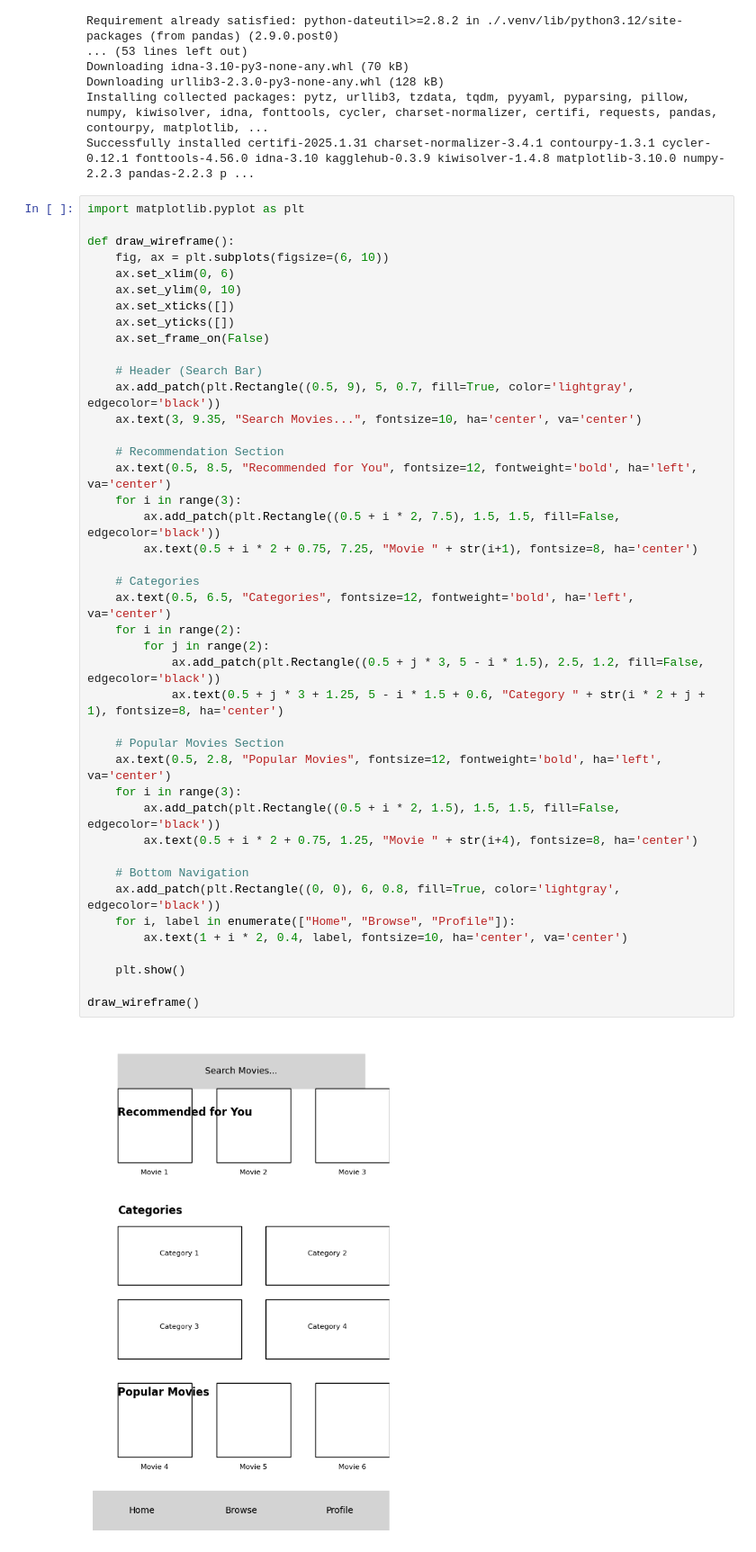
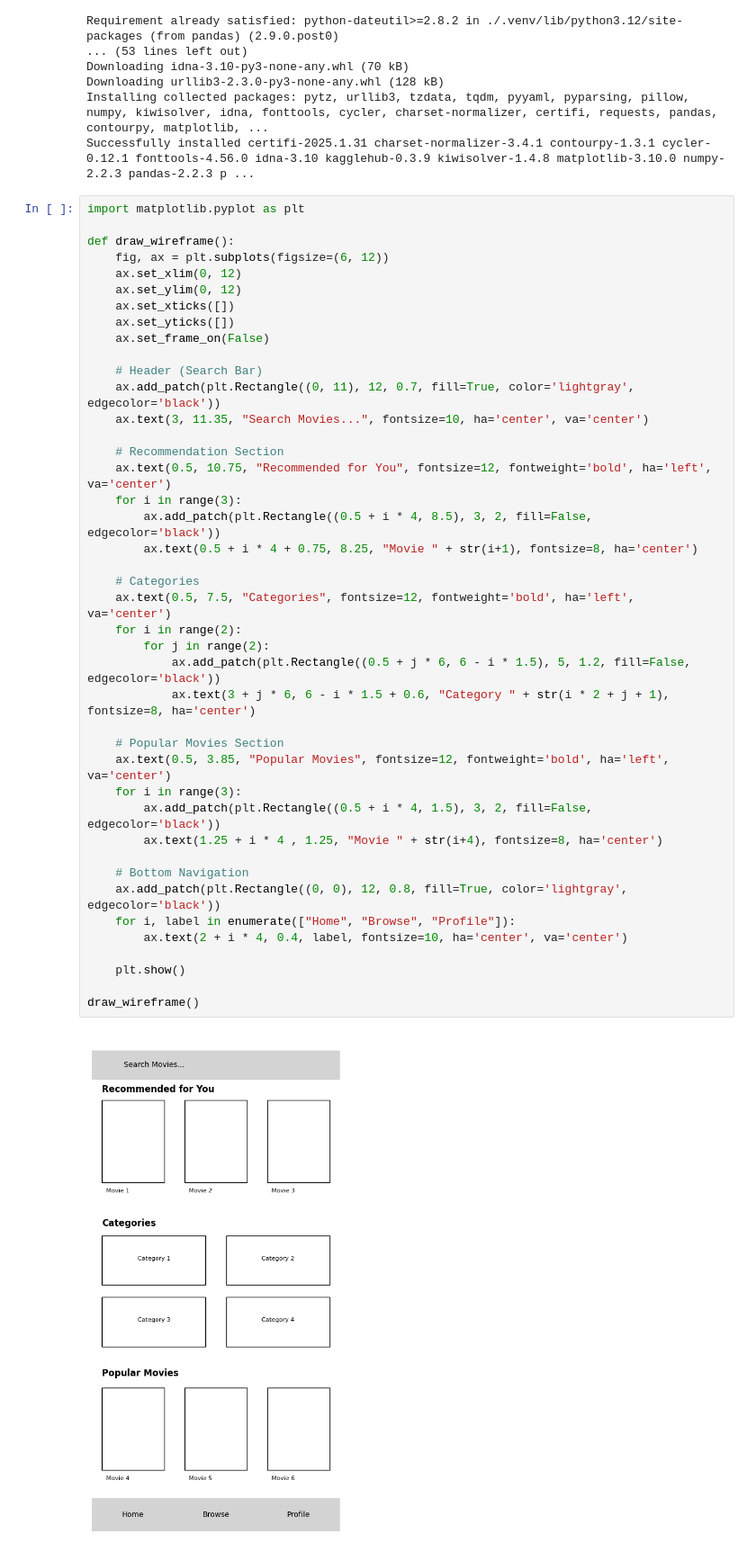
Before and after one commit to halimo22/depi-project, a Jupyter notebook: MovieDescriptionRetrival.ipynb, the cells around one changed output. Shown at 90% size. Drawn from its saved outputs; the diff is of its cells as text.

```diff
--- a/MovieDescriptionRetrival.ipynb
+++ b/MovieDescriptionRetrival.ipynb
@@ -21,44 +21,44 @@ Successfully installed certifi-2025.1.31 charset-normalizer-3.4.1 contourpy-1.3.
 # %%
 import matplotlib.pyplot as plt
 
 def draw_wireframe():
-    fig, ax = plt.subplots(figsize=(6, 10))
-    ax.set_xlim(0, 6)
-    ax.set_ylim(0, 10)
+    fig, ax = plt.subplots(figsize=(6, 12))
+    ax.set_xlim(0, 12)
+    ax.set_ylim(0, 12)
     ax.set_xticks([])
     ax.set_yticks([])
     ax.set_frame_on(False)
 
     # Header (Search Bar)
-    ax.add_patch(plt.Rectangle((0.5, 9), 5, 0.7, fill=True, color='lightgray', edgecolor='black'))
-    ax.text(3, 9.35, "Search Movies...", fontsize=10, ha='center', va='center')
+    ax.add_patch(plt.Rectangle((0, 11), 12, 0.7, fill=True, color='lightgray', edgecolor='black'))
+    ax.text(3, 11.35, "Search Movies...", fontsize=10, ha='center', va='center')
 
     # Recommendation Section
-    ax.text(0.5, 8.5, "Recommended for You", fontsize=12, fontweight='bold', ha='left', va='center')
+    ax.text(0.5, 10.75, "Recommended for You", fontsize=12, fontweight='bold', ha='left', va='center')
     for i in range(3):
-        ax.add_patch(plt.Rectangle((0.5 + i * 2, 7.5), 1.5, 1.5, fill=False, edgecolor='black'))
-        ax.text(0.5 + i * 2 + 0.75, 7.25, "Movie " + str(i+1), fontsize=8, ha='center')
+        ax.add_patch(plt.Rectangle((0.5 + i * 4, 8.5), 3, 2, fill=False, edgecolor='black'))
+        ax.text(0.5 + i * 4 + 0.75, 8.25, "Movie " + str(i+1), fontsize=8, ha='center')
 
     # Categories
-    ax.text(0.5, 6.5, "Categories", fontsize=12, fontweight='bold', ha='left', va='center')
+    ax.text(0.5, 7.5, "Categories", fontsize=12, fontweight='bold', ha='left', va='center')
     for i in range(2):
         for j in range(2):
-            ax.add_patch(plt.Rectangle((0.5 + j * 3, 5 - i * 1.5), 2.5, 1.2, fill=False, edgecolor='black'))
-            ax.text(0.5 + j * 3 + 1.25, 5 - i * 1.5 + 0.6, "Category " + str(i * 2 + j + 1), fontsize=8, ha='center')
+            ax.add_patch(plt.Rectangle((0.5 + j * 6, 6 - i * 1.5), 5, 1.2, fill=False, edgecolor='black'))
+            ax.text(3 + j * 6, 6 - i * 1.5 + 0.6, "Category " + str(i * 2 + j + 1), fontsize=8, ha='center')
 
     # Popular Movies Section
-    ax.text(0.5, 2.8, "Popular Movies", fontsize=12, fontweight='bold', ha='left', va='center')
+    ax.text(0.5, 3.85, "Popular Movies", fontsize=12, fontweight='bold', ha='left', va='center')
     for i in range(3):
-        ax.add_patch(plt.Rectangle((0.5 + i * 2, 1.5), 1.5, 1.5, fill=False, edgecolor='black'))
-        ax.text(0.5 + i * 2 + 0.75, 1.25, "Movie " + str(i+4), fontsize=8, ha='center')
+        ax.add_patch(plt.Rectangle((0.5 + i * 4, 1.5), 3, 2, fill=False, edgecolor='black'))
+        ax.text(1.25 + i * 4 , 1.25, "Movie " + str(i+4), fontsize=8, ha='center')
 
     # Bottom Navigation
-    ax.add_patch(plt.Rectangle((0, 0), 6, 0.8, fill=True, color='lightgray', edgecolor='black'))
+    ax.add_patch(plt.Rectangle((0, 0), 12, 0.8, fill=True, color='lightgray', edgecolor='black'))
     for i, label in enumerate(["Home", "Browse", "Profile"]):
-        ax.text(1 + i * 2, 0.4, label, fontsize=10, ha='center', va='center')
+        ax.text(2 + i * 4, 0.4, label, fontsize=10, ha='center', va='center')
 
     plt.show()
 
 draw_wireframe()
 # %% [output]
-[figure, old version]
+[figure, new version]
```
Also changed, not shown: 2 other files.
